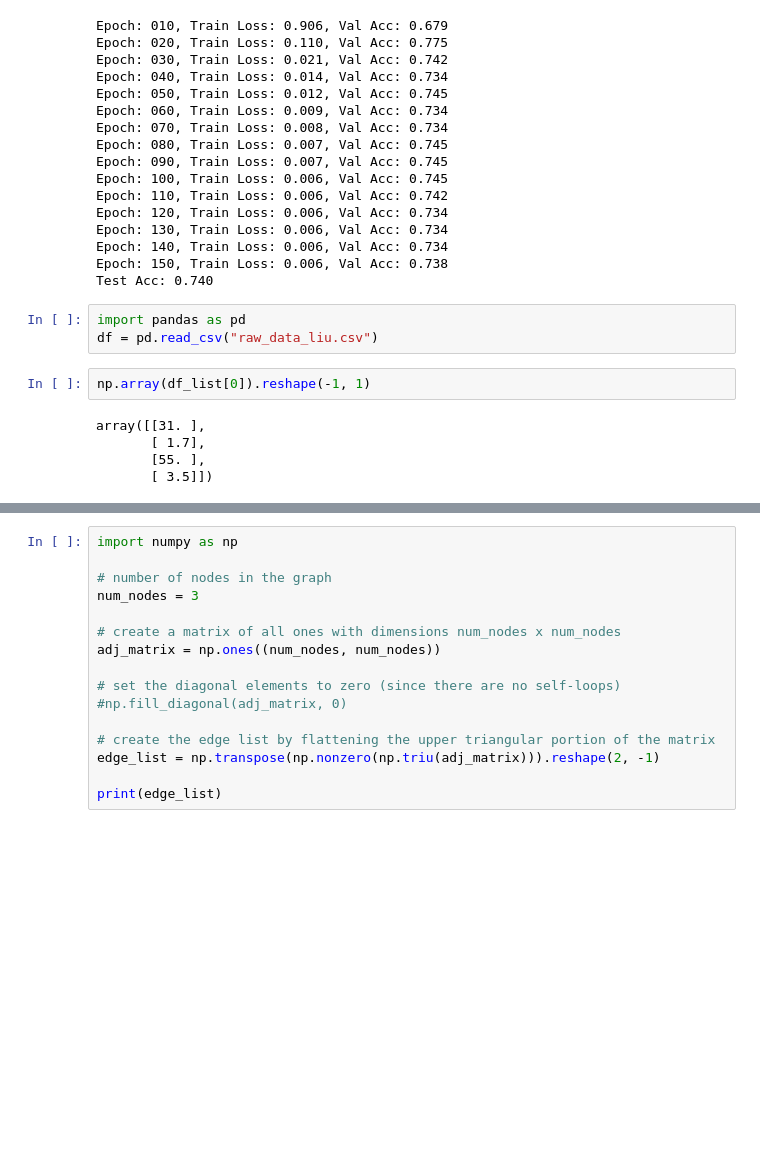
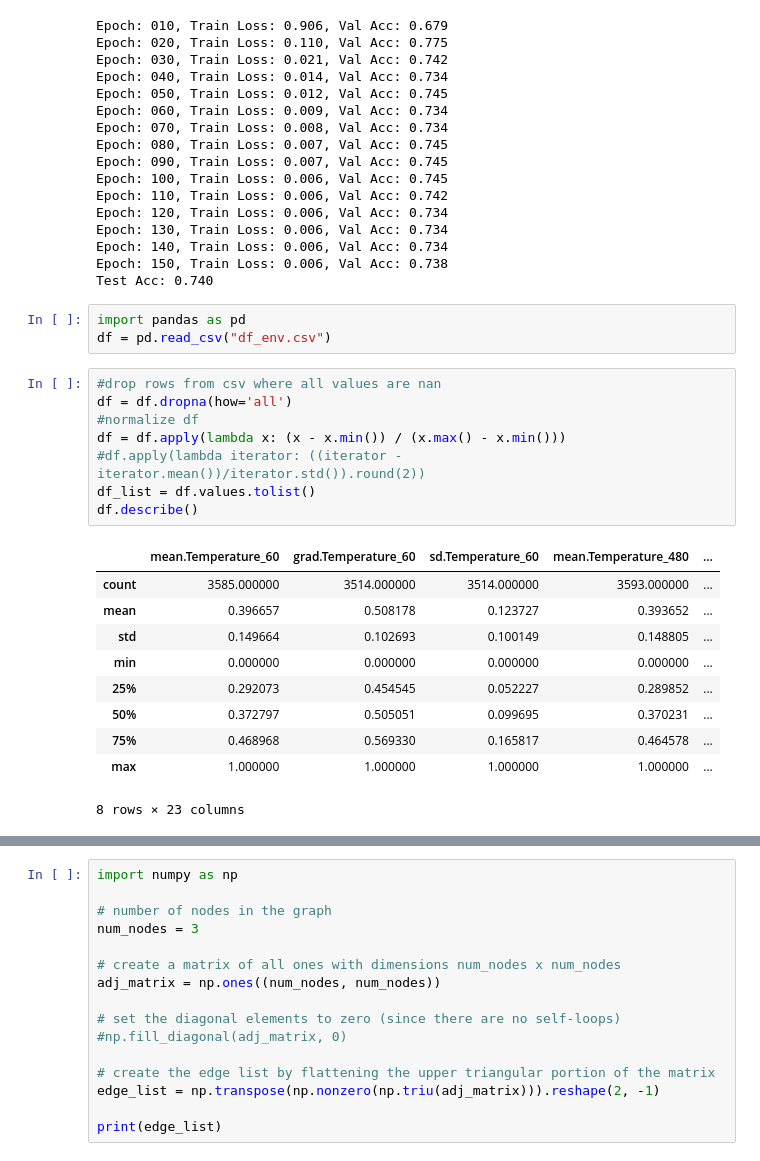
Before and after one commit to mahimanzum/Spatiotemporal_GNN, a Jupyter notebook: gnn_experiments.ipynb, the cells around one changed output, grey strips where cells are left out. Drawn from its saved outputs; the diff is of its cells as text; blank space fills up the shorter version.

```diff
--- a/gnn_experiments.ipynb
+++ b/gnn_experiments.ipynb
@@ -133,12 +133,24 @@ Epoch: 150, Train Loss: 0.006, Val Acc: 0.738
 Test Acc: 0.740
 # %%
 import pandas as pd
-df = pd.read_csv("raw_data_liu.csv")
+df = pd.read_csv("df_env.csv")
-# %%
-np.array(df_list[0]).reshape(-1, 1)
-# %% [output]
-array([[31. ],
-       [ 1.7],
-       [55. ],
-       [ 3.5]])
+# %%
+#drop rows from csv where all values are nan
+df = df.dropna(how='all')
+#normalize df
+df = df.apply(lambda x: (x - x.min()) / (x.max() - x.min()))
+#df.apply(lambda iterator: ((iterator - iterator.mean())/iterator.std()).round(2))
+df_list = df.values.tolist()
+df.describe()
+# %% [output]
+|  | mean.Temperature_60 | grad.Temperature_60 | sd.Temperature_60 | mean.Temperature_480 | ... |
+| count | 3585.000000 | 3514.000000 | 3514.000000 | 3593.000000 | ... |
+| mean | 0.396657 | 0.508178 | 0.123727 | 0.393652 | ... |
+| std | 0.149664 | 0.102693 | 0.100149 | 0.148805 | ... |
+| min | 0.000000 | 0.000000 | 0.000000 | 0.000000 | ... |
+| 25% | 0.292073 | 0.454545 | 0.052227 | 0.289852 | ... |
+| 50% | 0.372797 | 0.505051 | 0.099695 | 0.370231 | ... |
+| 75% | 0.468968 | 0.569330 | 0.165817 | 0.464578 | ... |
+| max | 1.000000 | 1.000000 | 1.000000 | 1.000000 | ... |
+8 rows × 23 columns
 # %%
```
Also changed, not shown: parts of 12 cells of this notebook, 3 other files.
